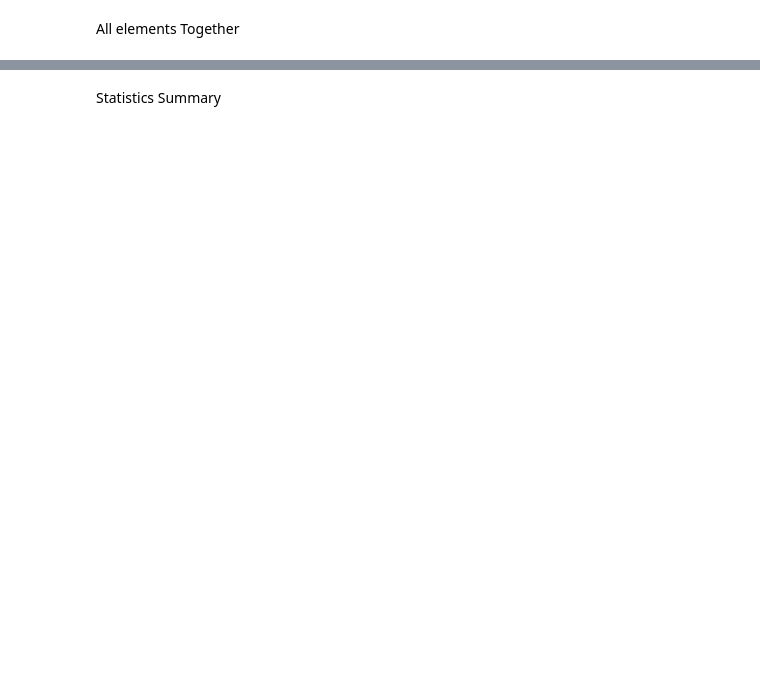
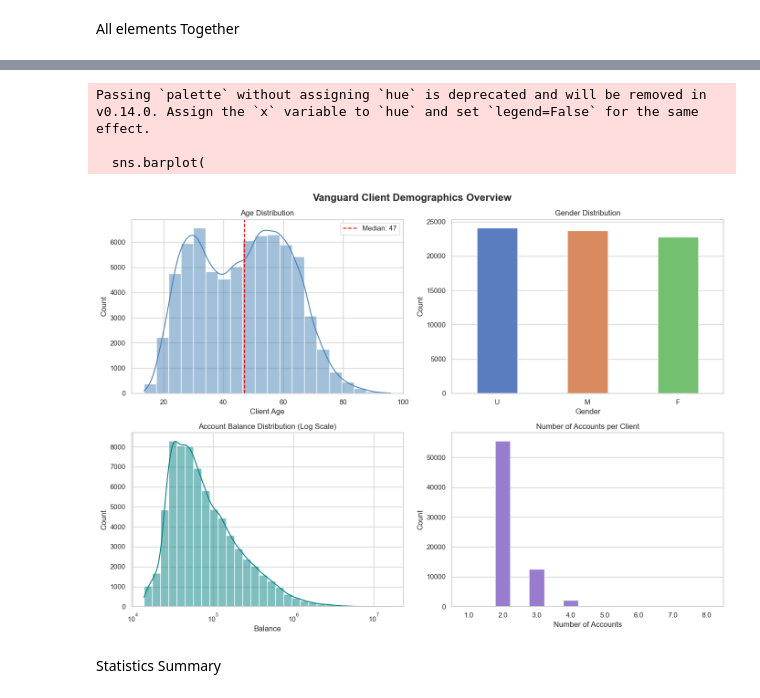
Before and after one commit to craftedbygaby/AB_testing, a Jupyter notebook: Python_script/01_eda_Demographic CB.ipynb, the cells around one changed output, grey strips where cells are left out. Saved outputs shown, nothing was run; the diff lists cells and outputs as text; code cells hidden in the pictures; blank space fills up the shorter version.

```diff
--- a/Python_script/01_eda_Demographic CB.ipynb
+++ b/Python_script/01_eda_Demographic CB.ipynb
@@ -256,3 +348,80 @@ plt.show()
+# %%
+fig, axes = plt.subplots(2, 2, figsize=(14, 10))
+fig.suptitle("Vanguard Client Demographics Overview", fontsize=16, fontweight="bold")
+
+# Age Distribution
+sns.histplot(
+    df["age"].dropna(),
+    bins=20,
+    kde=True,
+    ax=axes[0, 0],
+    color="steelblue"
+)
+axes[0, 0].set_title("Age Distribution")
+axes[0, 0].set_xlabel("Client Age")
+axes[0, 0].set_ylabel("Count")
+axes[0, 0].axvline(
+    df["age"].median(),
+    color="red",
+    linestyle="--",
+    linewidth=1.5,
+    label=f"Median: {df['age'].median():.0f}"
+)
+axes[0, 0].legend()
+
+# Gender Distribution
+gender_counts = df["gender"].value_counts().reset_index()
+gender_counts.columns = ["gender", "count"]
+
+sns.barplot(
+    data=gender_counts,
+    x="gender",
+    y="count",
+    ax=axes[0, 1],
+    palette="muted",
+    width=0.45
+)
+axes[0, 1].set_title("Gender Distribution")
+axes[0, 1].set_xlabel("Gender")
+axes[0, 1].set_ylabel("Count")
+
+# Account Balance Distribution
+sns.histplot(
+    df["balance"].dropna(),
+    bins=30,
+    kde=True,
+    ax=axes[1, 0],
+    color="teal",
+    log_scale=(True, False)
+)
+axes[1, 0].set_title("Account Balance Distribution (Log Scale)")
+axes[1, 0].set_xlabel("Balance")
+axes[1, 0].set_ylabel("Count")
+
+# Number of Accounts per Client
+acct_counts = df["num_accts"].value_counts().sort_index().reset_index()
+acct_counts.columns = ["num_accts", "count"]
+
+sns.barplot(
+    data=acct_counts,
+    x="num_accts",
+    y="count",
+    ax=axes[1, 1],
+    color="mediumpurple",
+    width=0.45
+)
+axes[1, 1].set_title("Number of Accounts per Client")
+axes[1, 1].set_xlabel("Number of Accounts")
+axes[1, 1].set_ylabel("Count")
+
+plt.tight_layout()
+plt.savefig("../visualizations/demographics_overview.png", dpi=150, bbox_inches="tight")
+plt.show()
+# %% [output]
+Passing `palette` without assigning `hue` is deprecated and will be removed in v0.14.0. Assign the `x` variable to `hue` and set `legend=False` for the same effect.
+
+  sns.barplot(
+[figure, added]
 # %% [markdown]
 Statistics Summary
 # %%
```
Also changed, not shown: parts of 31 cells of this notebook.
